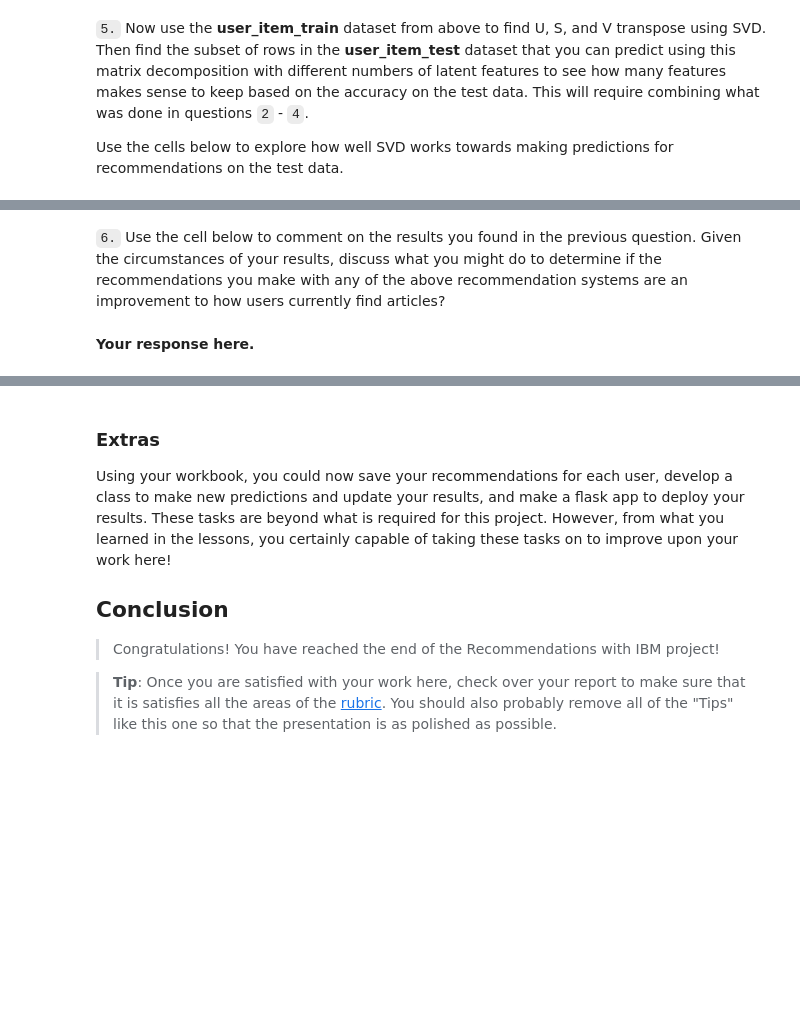
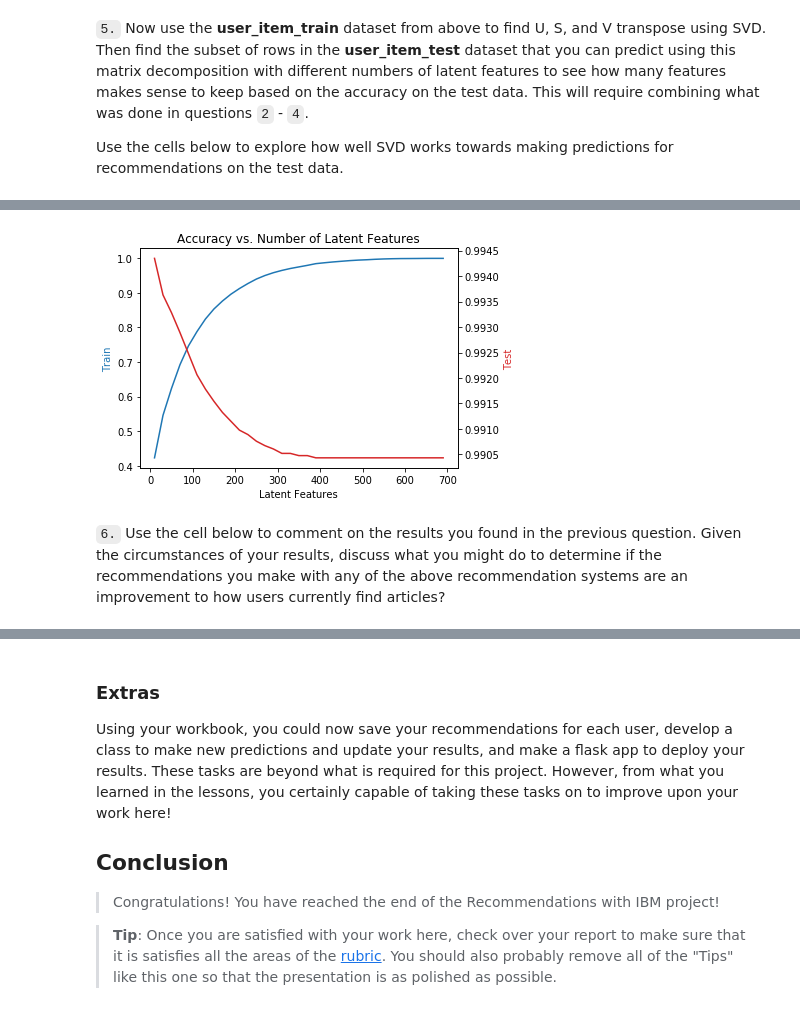
Before and after one commit to ricamos/RecommendationsWithIBM, a Jupyter notebook: Recommendations_with_IBM.ipynb, the cells around one changed output, grey strips where cells are left out. Drawn from its saved outputs; the diff is of its cells as text; code cells hidden in the pictures; blank space fills up the shorter version.

```diff
--- a/Recommendations_with_IBM.ipynb
+++ b/Recommendations_with_IBM.ipynb
@@ -819,5 +829,4 @@ user_item_matrix.head()
 `2.` In this situation, you can use Singular Value Decomposition from [numpy](https://docs.scipy.org/doc/numpy-1.14.0/reference/generated/numpy.linalg.svd.html) on the user-item matrix.  Use the cell to perform SVD, and explain why this is different than in the lesson.
 # %%
 # Perform SVD on the User-Item Matrix Here
-
-u, s, vt = # use the built in to get the three matrices
+u, s, vt = np.linalg.svd(user_item_matrix)# use the built in to get the three matrices
@@ -902,5 +946,5 @@ t.sol_4_test(sol_4_dict)
 
 Use the cells below to explore how well SVD works towards making predictions for recommendations on the test data.
 # %%
-# fit SVD on the user_item_train matrix
-u_train, s_train, vt_train = # fit svd similar to above then use the cells below
+# Perform SVD on the User-Item Matrix Here
+u_train, s_train, vt_train = np.linalg.svd(user_item_train) # fit svd similar to above then use the cells below
@@ -907,3 +955,6 @@ u_train, s_train, vt_train = # fit svd similar to above then use the cells below
 # %%
 # Use these cells to see how well you can use the training
 # decomposition to predict on test data
+u_test = u_train[user_item_train.index.isin(test_idx), :]
+vt_test = vt_train[:, user_item_train.columns.isin(test_arts)]
+u_test.shape, vt_test.shape
@@ -909,0 +963,6 @@ u_train, s_train, vt_train = # fit svd similar to above then use the cells below
+# %%
+# Use these cells to see how well you can use the training
+# decomposition to predict on test data
+test_users = set(user_item_train.index) & set(user_item_test.index)
+test_articles = set(user_item_train.columns) & set(user_item_test.columns)
+user_item_test_could_pred = user_item_test.loc[test_users, test_articles]
@@ -910,4 +1010,31 @@ u_train, s_train, vt_train = # fit svd similar to above then use the cells below
+# %%
+# Create some mock data
+#t = np.arange(0.01, 10.0, 0.01)
+fig, ax1 = plt.subplots()
+
+color = 'tab:blue'
+ax1.set_xlabel('Latent Features')
+ax1.set_ylabel('Train', color=color)
+ax1.plot(num_latent_feats, 1 - np.array(sum_errs_train)/df.shape[0], color=color)
+#ax1.tick_params(axis='y', labelcolor=color)
+
+ax2 = ax1.twinx()  # instantiate a second axes that shares the same x-axis
+
+color = 'tab:red'
+ax2.set_ylabel('Test', color=color)  # we already handled the x-label with ax1
+ax2.plot(num_latent_feats, 1 - np.array(sum_errs_test)/df.shape[0], color=color);
+#ax2.tick_params(axis='y', labelcolor=color)
+
+
+plt.xlabel('Number of Latent Features');
+#plt.ylabel('Accuracy');
+plt.title('Accuracy vs. Number of Latent Features');
+
+
+fig.tight_layout()  # otherwise the right y-label is slightly clipped
+plt.legend()
+plt.show()
+# %% [output]
+[figure, added]
 # %% [markdown]
 `6.` Use the cell below to comment on the results you found in the previous question. Given the circumstances of your results, discuss what you might do to determine if the recommendations you make with any of the above recommendation systems are an improvement to how users currently find articles?
-# %% [markdown]
-**Your response here.**
```
Also changed, not shown: parts of 22 cells of this notebook.
